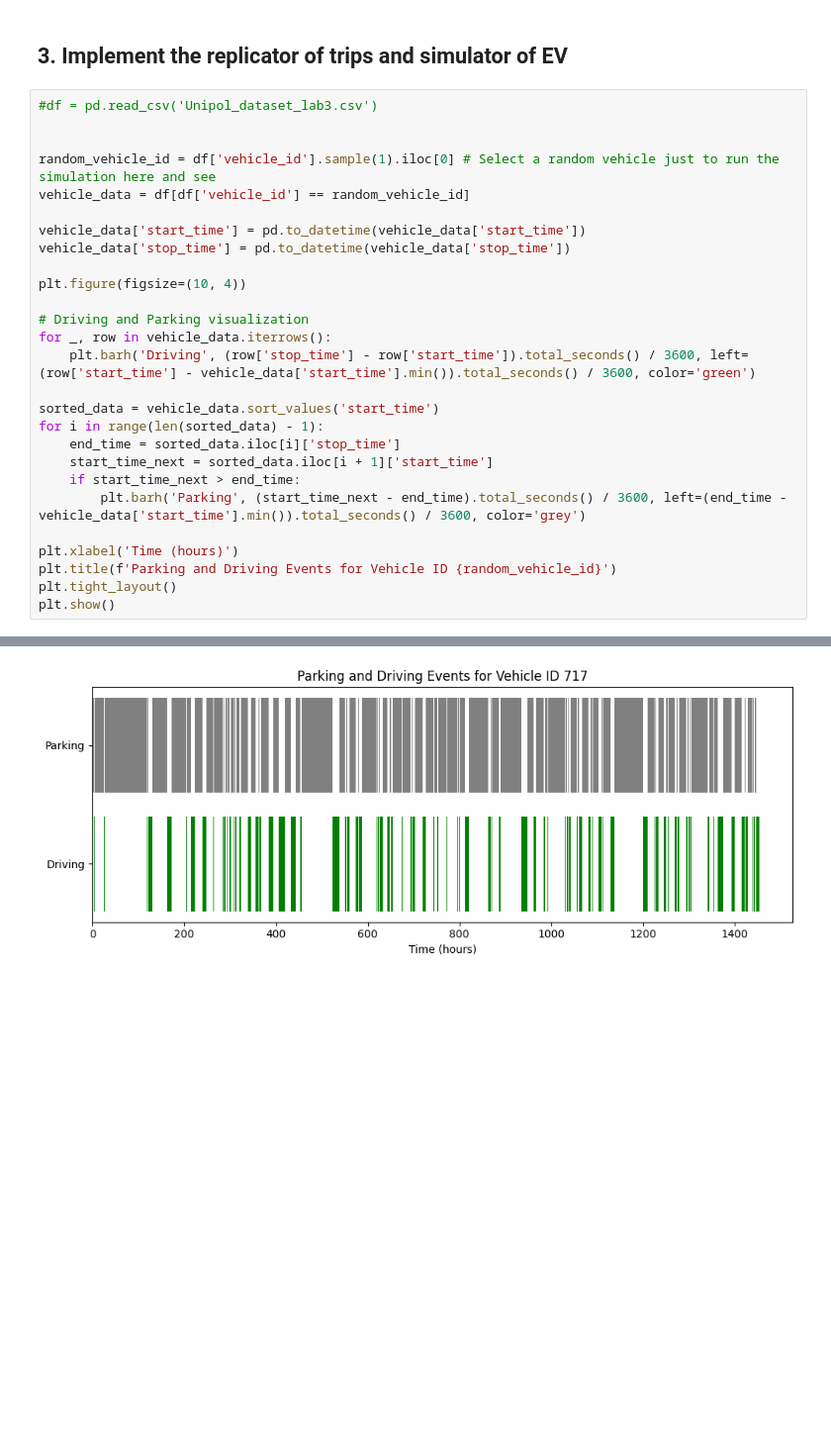
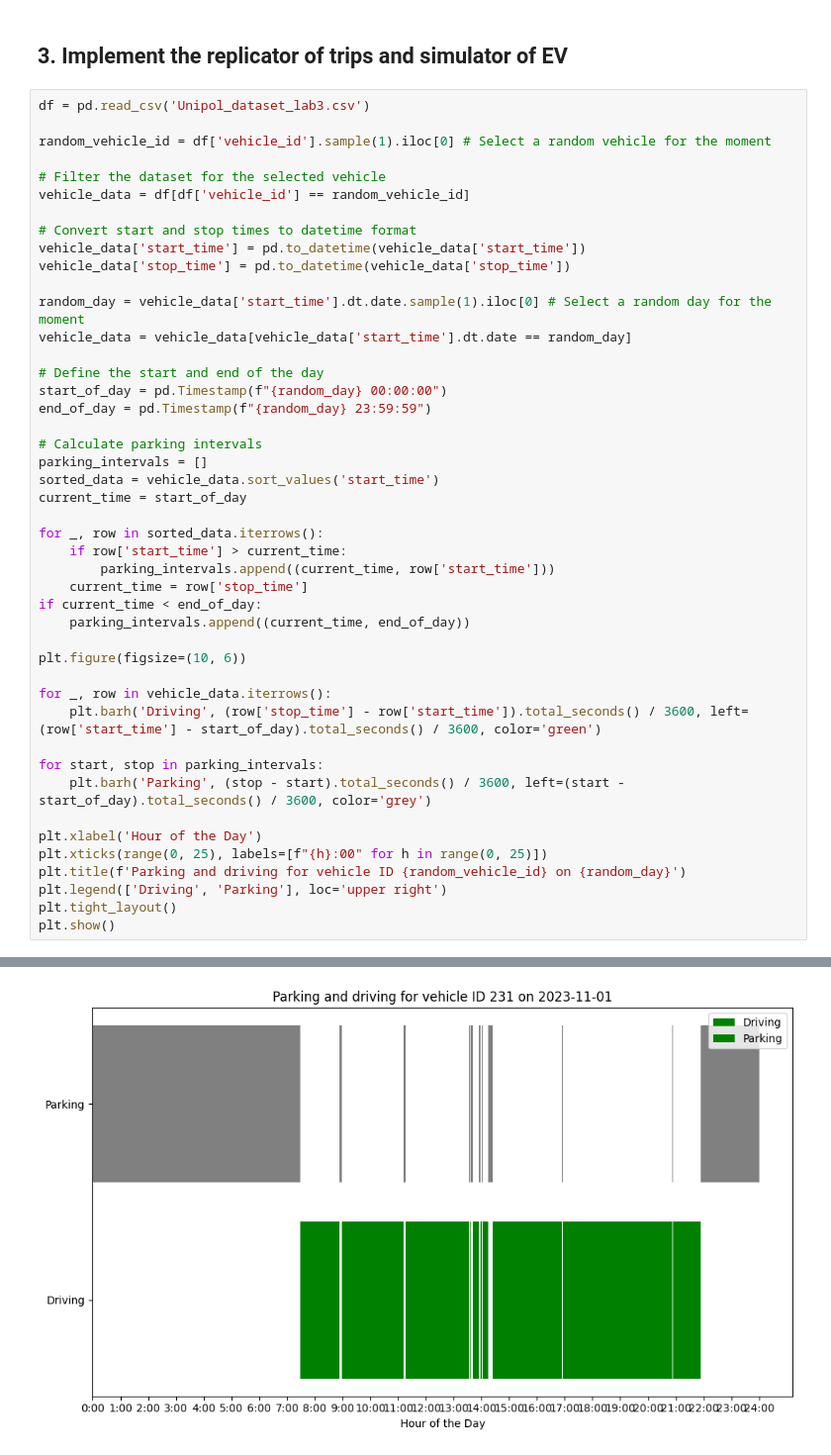
Before and after one commit to Djoulia/ICT4SM_lab3, a Jupyter notebook: main.ipynb, the cells around one changed output, grey strips where cells are left out. Shown: that part at 99% size. Saved outputs shown, nothing was run; the diff lists cells and outputs as text; blank space fills up the shorter version.

```diff
--- a/main.ipynb
+++ b/main.ipynb
@@ -289,41 +506,59 @@ The metrics that we are going to track will be :
 # %% [markdown]
 ## 3. Implement the replicator of trips and simulator of EV
 # %%
-#df = pd.read_csv('Unipol_dataset_lab3.csv')
+df = pd.read_csv('Unipol_dataset_lab3.csv')
 
+random_vehicle_id = df['vehicle_id'].sample(1).iloc[0] # Select a random vehicle for the moment
 
-random_vehicle_id = df['vehicle_id'].sample(1).iloc[0] # Select a random vehicle just to run the simulation here and see
+# Filter the dataset for the selected vehicle
 vehicle_data = df[df['vehicle_id'] == random_vehicle_id]
 
+# Convert start and stop times to datetime format
 vehicle_data['start_time'] = pd.to_datetime(vehicle_data['start_time'])
 vehicle_data['stop_time'] = pd.to_datetime(vehicle_data['stop_time'])
 
-plt.figure(figsize=(10, 4))
+random_day = vehicle_data['start_time'].dt.date.sample(1).iloc[0] # Select a random day for the moment
+vehicle_data = vehicle_data[vehicle_data['start_time'].dt.date == random_day]
 
-# Driving and Parking visualization
+# Define the start and end of the day
+start_of_day = pd.Timestamp(f"{random_day} 00:00:00")
+end_of_day = pd.Timestamp(f"{random_day} 23:59:59")
+
+# Calculate parking intervals
+parking_intervals = []
+sorted_data = vehicle_data.sort_values('start_time')
+current_time = start_of_day
+
+for _, row in sorted_data.iterrows():
+    if row['start_time'] > current_time:
+        parking_intervals.append((current_time, row['start_time']))
+    current_time = row['stop_time']
+if current_time < end_of_day:
+    parking_intervals.append((current_time, end_of_day))
+
+plt.figure(figsize=(10, 6))
+
 for _, row in vehicle_data.iterrows():
-    plt.barh('Driving', (row['stop_time'] - row['start_time']).total_seconds() / 3600, left=(row['start_time'] - vehicle_data['start_time'].min()).total_seconds() / 3600, color='green')
+    plt.barh('Driving', (row['stop_time'] - row['start_time']).total_seconds() / 3600, left=(row['start_time'] - start_of_day).total_seconds() / 3600, color='green')
 
-sorted_data = vehicle_data.sort_values('start_time')
-for i in range(len(sorted_data) - 1):
-    end_time = sorted_data.iloc[i]['stop_time']
-    start_time_next = sorted_data.iloc[i + 1]['start_time']
-    if start_time_next > end_time:
-        plt.barh('Parking', (start_time_next - end_time).total_seconds() / 3600, left=(end_time - vehicle_data['start_time'].min()).total_seconds() / 3600, color='grey')
+for start, stop in parking_intervals:
+    plt.barh('Parking', (stop - start).total_seconds() / 3600, left=(start - start_of_day).total_seconds() / 3600, color='grey')
 
-plt.xlabel('Time (hours)')
-plt.title(f'Parking and Driving Events for Vehicle ID {random_vehicle_id}')
+plt.xlabel('Hour of the Day')
+plt.xticks(range(0, 25), labels=[f"{h}:00" for h in range(0, 25)])
+plt.title(f'Parking and driving for vehicle ID {random_vehicle_id} on {random_day}')
+plt.legend(['Driving', 'Parking'], loc='upper right')
 plt.tight_layout()
 plt.show()
 # %% [output]
 A value is trying to be set on a copy of a slice from a DataFrame.
 Try using .loc[row_indexer,col_indexer] = value instead
 
 See the caveats in the documentation: https://pandas.pydata.org/pandas-docs/stable/user_guide/indexing.html#returning-a-view-versus-a-copy
   vehicle_data['start_time'] = pd.to_datetime(vehicle_data['start_time'])
 A value is trying to be set on a copy of a slice from a DataFrame.
 Try using .loc[row_indexer,col_indexer] = value instead
 
 See the caveats in the documentation: https://pandas.pydata.org/pandas-docs/stable/user_guide/indexing.html#returning-a-view-versus-a-copy
   vehicle_data['stop_time'] = pd.to_datetime(vehicle_data['stop_time'])
-[figure, old version]
+[figure, new version]
```
Also changed, not shown: parts of 9 cells of this notebook.
